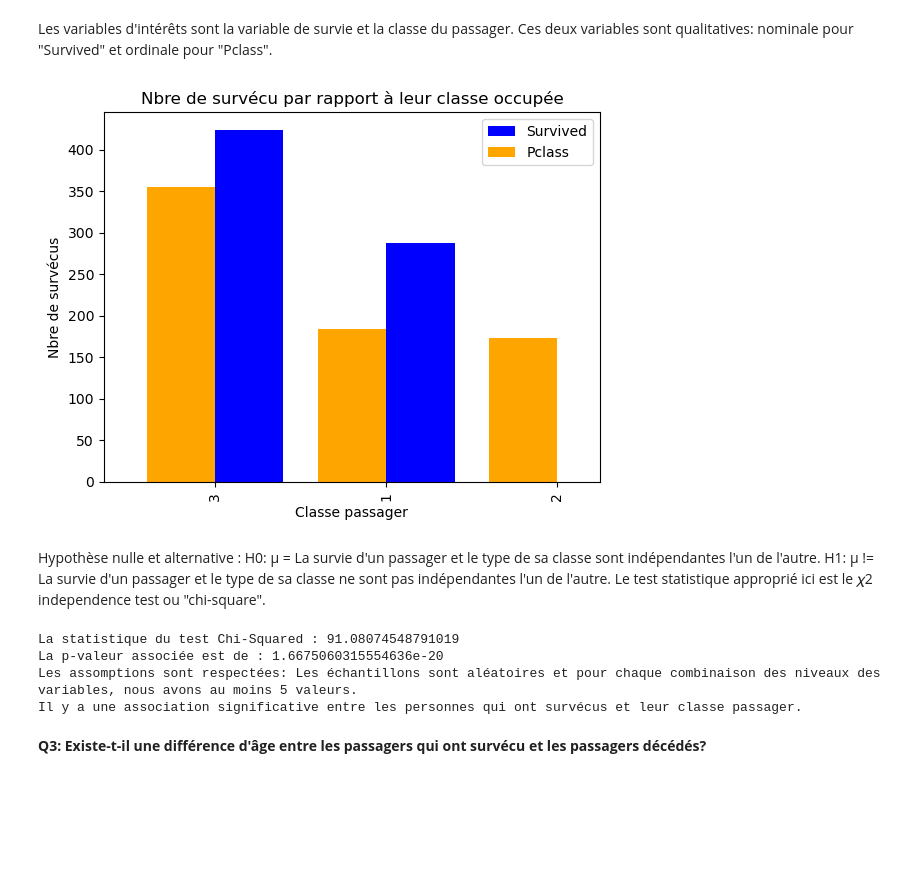
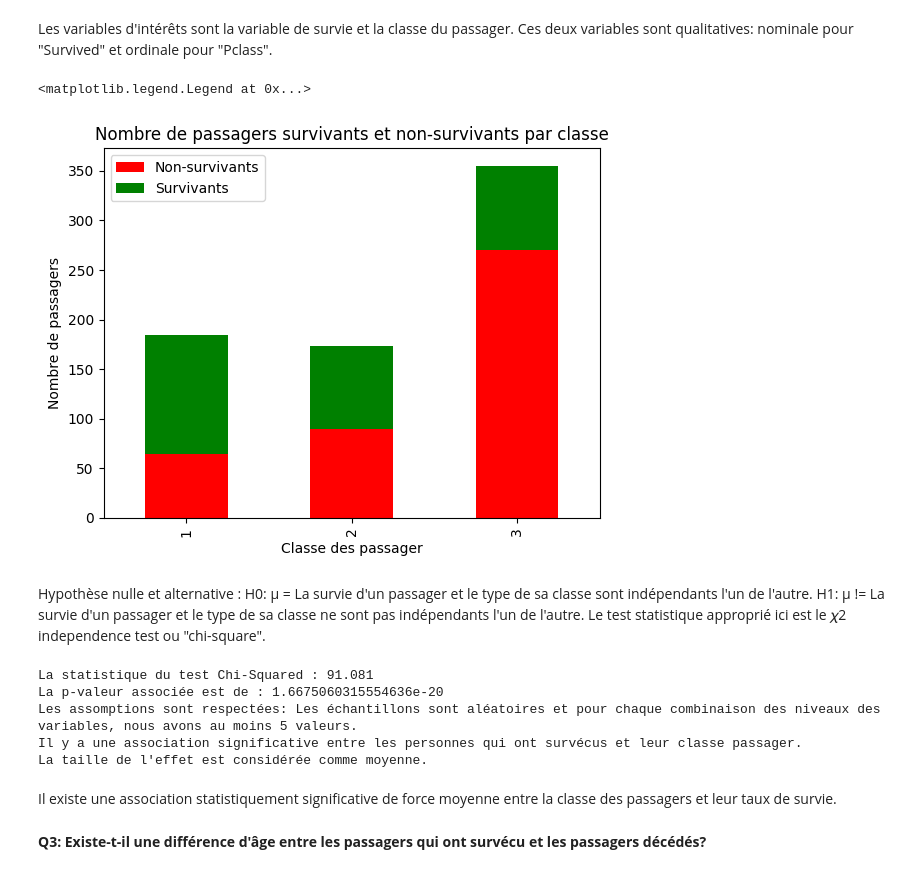
Before and after one commit to JonathanPiaget/titanique, a Jupyter notebook: main.ipynb, the cells around one changed output. Drawn from its saved outputs; the diff is of its cells as text; code cells hidden in the pictures; blank space fills up the shorter version.

```diff
--- a/main.ipynb
+++ b/main.ipynb
@@ -168,57 +168,67 @@ Cela pourrait suggérer que l'âge des passagers du Titanic reflétait assez bie
 **Q2: La survie dépend-elle de la classe du passager?**
 # %% [markdown]
 Les variables d'intérêts sont la variable de survie et la classe du passager. Ces deux variables sont qualitatives: nominale pour "Survived" et ordinale pour "Pclass".
-# %%
-
-# Créer un diagramme en barres
-fig, ax = plt.subplots()
-
-# Barres pour la variable nominale
-data_clean['Survived'].value_counts().plot(kind='bar', position=0, width=0.4, ax=ax, color='blue')
-
-# Barres pour la variable ordinale
-data_clean['Pclass'].value_counts().plot(kind='bar', position=1, width=0.4, ax=ax, color='orange')
-
-# Réglages du graphique
-ax.set_xlabel('Classe passager')
-ax.set_ylabel('Nbre de survécus')
-ax.set_title('Nbre de survécu par rapport à leur classe occupée')
-ax.legend()
-
-# Afficher le diagramme
-plt.show()
-# %% [output]
-[figure, removed]
+# %%
+
+survival_data = data_clean.groupby(['Pclass', 'Survived']).size().unstack()
+
+# Creating a bar plot
+fig, ax = plt.subplots()
+survival_data.plot(kind='bar', stacked=True, ax=ax, color=['red', 'green'])
+
+# Customizing the plot
+ax.set_xlabel('Classe des passager')
+ax.set_ylabel('Nombre de passagers')
+ax.set_title('Nombre de passagers survivants et non-survivants par classe')
+ax.legend(["Non-survivants", "Survivants"])
+# %% [output]
+<matplotlib.legend.Legend at 0x...>
+[figure, added]
 # %% [markdown]
 
 Hypothèse nulle et alternative :
-H0: μ = La survie d'un passager et le type de sa classe sont indépendantes l'un de l'autre.
-H1: μ != La survie d'un passager et le type de sa classe ne sont pas indépendantes l'un de l'autre.
+H0: μ = La survie d'un passager et le type de sa classe sont indépendants l'un de l'autre.
+H1: μ != La survie d'un passager et le type de sa classe ne sont pas indépendants l'un de l'autre.
 Le test statistique approprié ici est le 𝜒2 independence test ou "chi-square".
 # %%
 # Créer un tableau de contingence pour les variables "Survived" et "Pclass"
 contingency_table = pd.crosstab(data_clean['Survived'], data_clean['Pclass'])
 
-# Effectuer le test du chi-deux
+# Effectuer le test du chi-carré
 chi2, p, _, _ = chi2_contingency(contingency_table)
 
+
+# Calcul de la taille de l'effet Cramer's V
+n = data_clean.shape[0]  # Taille totale de l'échantillon
+k, r = contingency_table.shape  # Nombre de colonnes et de lignes dans le tableau
+# Calcul du coefficient de Cramer
+cramers_v = np.sqrt(chi2 / (n * (min(k, r) - 1)))
+
 # Afficher les résultats
-print(f"La statistique du test Chi-Squared : {chi2}")
+print(f"La statistique du test Chi-Squared : {round(chi2, 3)}")
 print(f"La p-valeur associée est de : {p}")
 print("Les assomptions sont respectées: Les échantillons sont aléatoires et pour chaque combinaison des niveaux des variables, nous avons au moins 5 valeurs.")
-
-
 
 # Interpréter les résultats
 if p < ALPHA:
     print("Il y a une association significative entre les personnes qui ont survécus et leur classe passager.")
 else:
     print("Il n'y a pas de preuve significative d'association entre les personnes qui ont survécus et leur classe passager.")
+
+if cramers_v <= 0.2:
+    print("La taille de l'effet est considérée comme petite.")
+elif 0.2 < cramers_v <= 0.6:
+    print("La taille de l'effet est considérée comme moyenne.")
+elif 0.6 < cramers_v <= 1:
+    print("La taille de l'effet est considérée comme grande.")
 # %% [output]
-La statistique du test Chi-Squared : 91.08074548791019
+La statistique du test Chi-Squared : 91.081
 La p-valeur associée est de : 1.6675060315554636e-20
 Les assomptions sont respectées: Les échantillons sont aléatoires et pour chaque combinaison des niveaux des variables, nous avons au moins 5 valeurs.
 Il y a une association significative entre les personnes qui ont survécus et leur classe passager.
+La taille de l'effet est considérée comme moyenne.
+# %% [markdown]
+Il existe une association statistiquement significative de force moyenne entre la classe des passagers et leur taux de survie.
 # %% [markdown]
 **Q3: Existe-t-il une différence d'âge entre les passagers qui ont survécu et les passagers décédés?**
 # %% [markdown]
```
Also changed, not shown: parts of 6 cells of this notebook.
